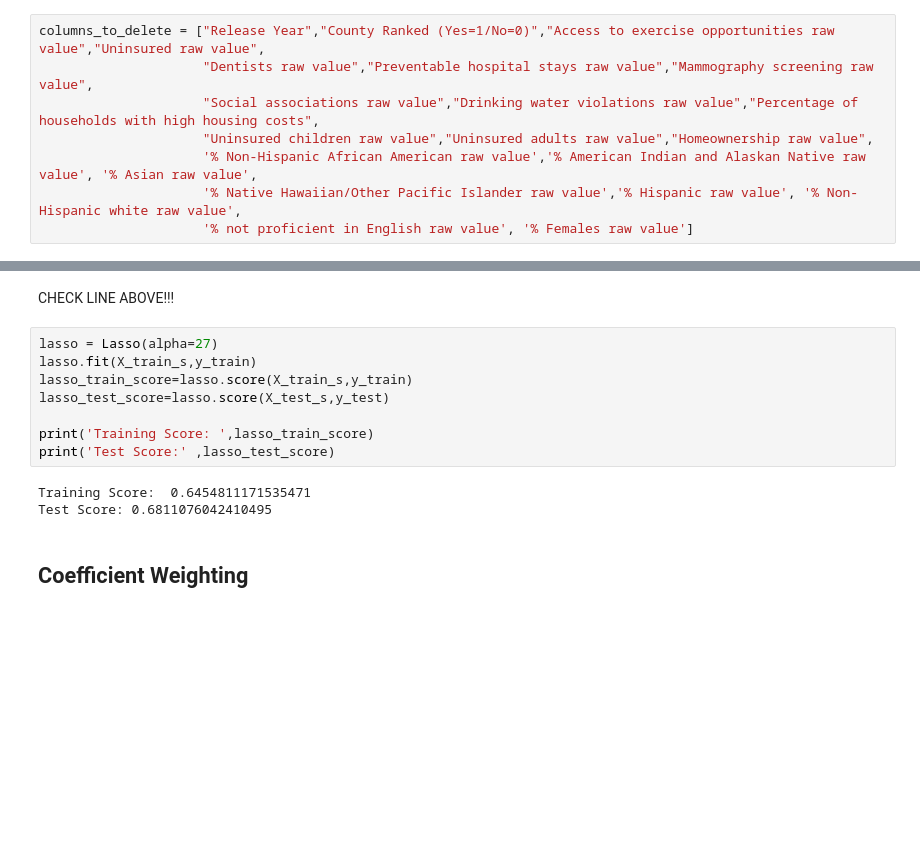
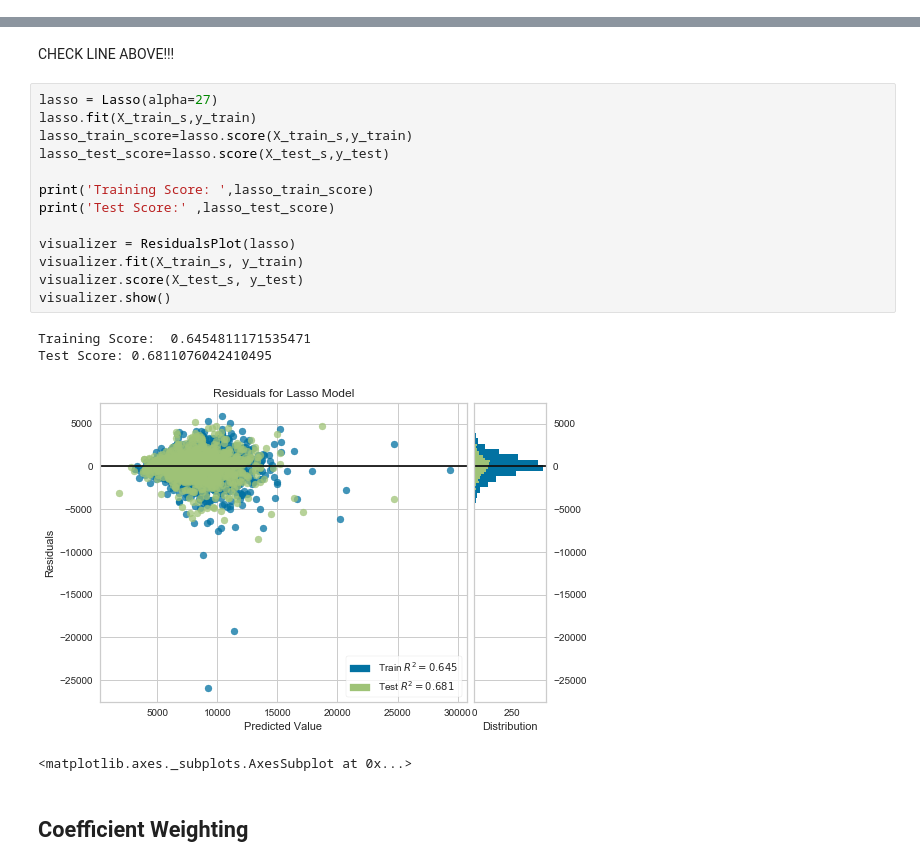
Before and after one commit to awesomeahi95/LaVie-Insurance, a Jupyter notebook: index.ipynb, the cells around one changed output, grey strips where cells are left out. Saved outputs shown, nothing was run; the diff lists cells and outputs as text; blank space fills up the shorter version.

```diff
--- a/index.ipynb
+++ b/index.ipynb
@@ -188,14 +190,6 @@ Index(['State FIPS Code', 'County FIPS Code', '5-digit FIPS Code',
       dtype='object')
 # %% [markdown]
 We came to a conclusion that the columns in the columns_to_delete list were not suitable for our model, and we dropped them.
-# %%
-columns_to_delete = ["Release Year","County Ranked (Yes=1/No=0)","Access to exercise opportunities raw value","Uninsured raw value",
-                     "Dentists raw value","Preventable hospital stays raw value","Mammography screening raw value",
-                     "Social associations raw value","Drinking water violations raw value","Percentage of households with high housing costs",
-                     "Uninsured children raw value","Uninsured adults raw value","Homeownership raw value",
-                     '% Non-Hispanic African American raw value','% American Indian and Alaskan Native raw value', '% Asian raw value',
-                     '% Native Hawaiian/Other Pacific Islander raw value','% Hispanic raw value', '% Non-Hispanic white raw value',
-                     '% not proficient in English raw value', '% Females raw value']
 # %%
 df_clean2 = df_clean1.drop(columns_to_delete, axis=1)
 # %%
@@ -782,14 +783,21 @@ CHECK LINE ABOVE!!!
 # %%
 lasso = Lasso(alpha=27)
 lasso.fit(X_train_s,y_train)
 lasso_train_score=lasso.score(X_train_s,y_train)
 lasso_test_score=lasso.score(X_test_s,y_test)
 
 print('Training Score: ',lasso_train_score)
 print('Test Score:' ,lasso_test_score)
+
+visualizer = ResidualsPlot(lasso)
+visualizer.fit(X_train_s, y_train)
+visualizer.score(X_test_s, y_test)
+visualizer.show()
 # %% [output]
 Training Score:  0.6454811171535471
 Test Score: 0.6811076042410495
+[figure, added]
+<matplotlib.axes._subplots.AxesSubplot at 0x...>
 # %% [markdown]
 ## Coefficient Weighting
 # %% [markdown]
```
Also changed, not shown: parts of 6 cells of this notebook.
